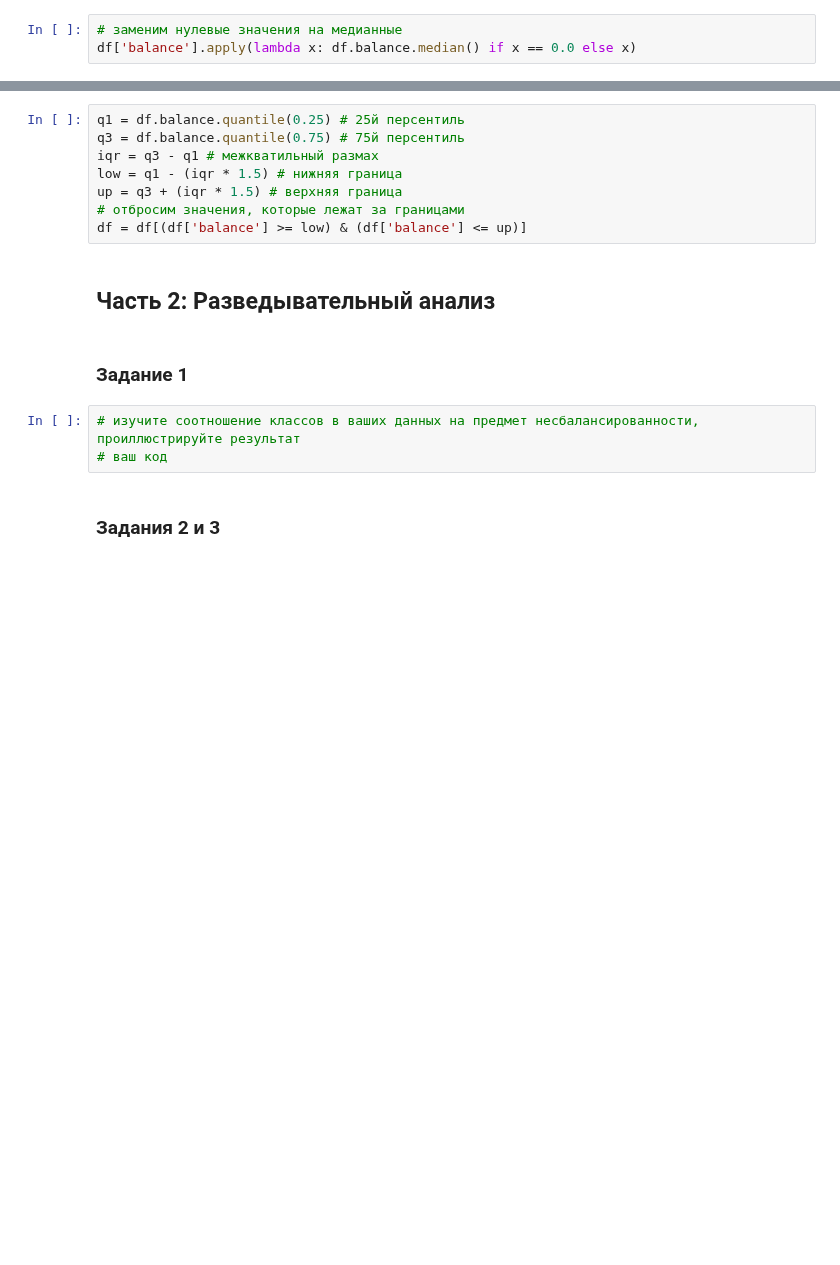
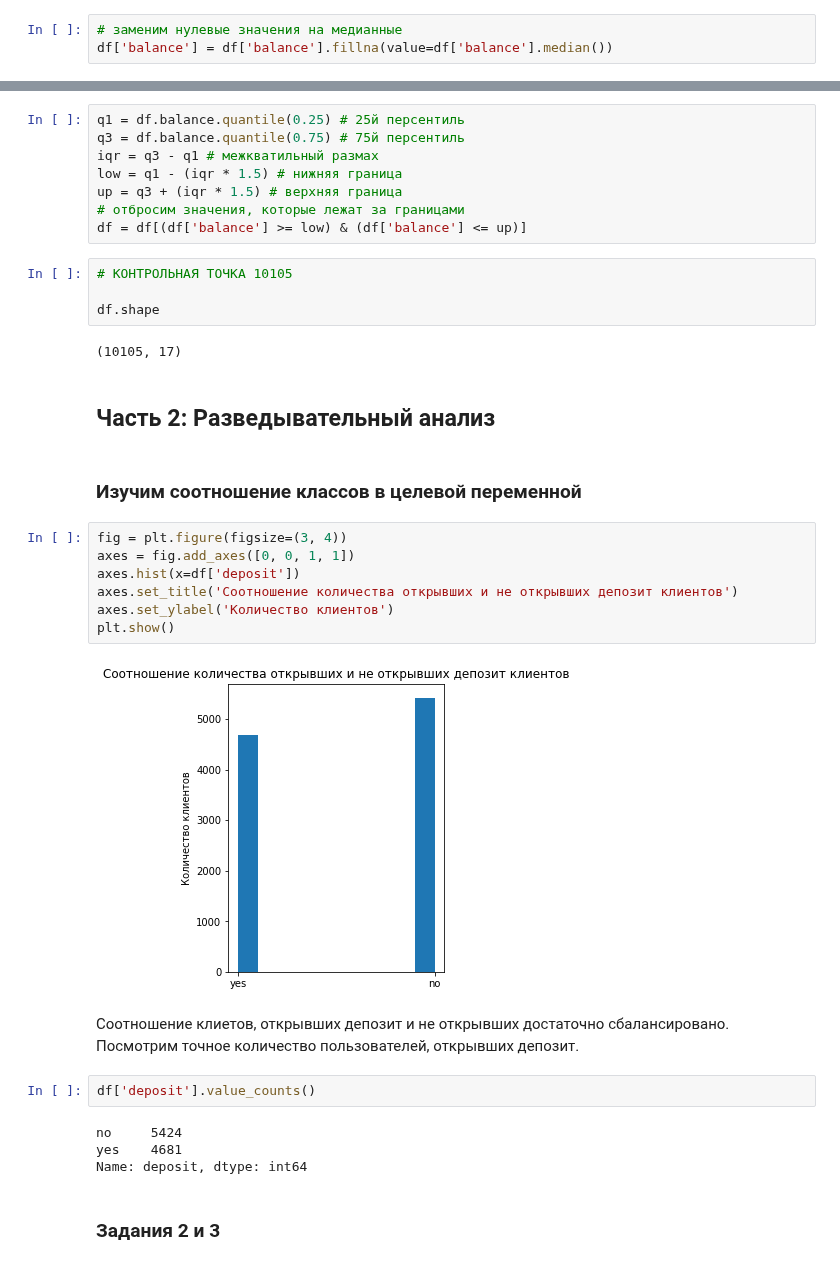
Before and after one commit to UdTatyana/SF-Data-Science, a Jupyter notebook: project_4/Project_4_ML.ipynb, the cells around one changed output, grey strips where cells are left out. Drawn from its saved outputs; the diff is of its cells as text; blank space fills up the shorter version.

```diff
--- a/project_4/Project_4_ML.ipynb
+++ b/project_4/Project_4_ML.ipynb
@@ -108,3 +114,3 @@ df['balance'] = df['balance'].apply(balance_to_float) # применим фун
 # %%
 # заменим нулевые значения на медианные
-df['balance'].apply(lambda x: df.balance.median() if x == 0.0 else x)
+df['balance'] = df['balance'].fillna(value=df['balance'].median())
@@ -161,13 +162,34 @@ low = q1 - (iqr * 1.5) # нижняя граница
 up = q3 + (iqr * 1.5) # верхняя граница
 # отбросим значения, которые лежат за границами
 df = df[(df['balance'] >= low) & (df['balance'] <= up)]
+# %%
+# КОНТРОЛЬНАЯ ТОЧКА 10105
+
+df.shape
+# %% [output]
+(10105, 17)
 # %% [markdown]
 ## Часть 2:  Разведывательный анализ
-# %% [markdown]
-### Задание 1
-# %%
-# изучите соотношение классов в ваших данных на предмет несбалансированности, проиллюстрируйте результат
-# ваш код
+# %% [markdown]
+### Изучим соотношение классов в целевой переменной
+# %%
+fig = plt.figure(figsize=(3, 4))
+axes = fig.add_axes([0, 0, 1, 1])
+axes.hist(x=df['deposit'])
+axes.set_title('Соотношение количества открывших и не открывших депозит клиентов')
+axes.set_ylabel('Количество клиентов')
+plt.show()
+# %% [output]
+[figure, added]
+# %% [markdown]
+Соотношение клиетов, открывших депозит и не открывших достаточно сбалансировано.
+Посмотрим точное количество пользователей, открывших депозит.
+# %%
+df['deposit'].value_counts()
+# %% [output]
+no     5424
+yes    4681
+Name: deposit, dtype: int64
 # %% [markdown]
 ### Задания 2 и 3
 # %%
```
Also changed, not shown: parts of 7 cells of this notebook.
